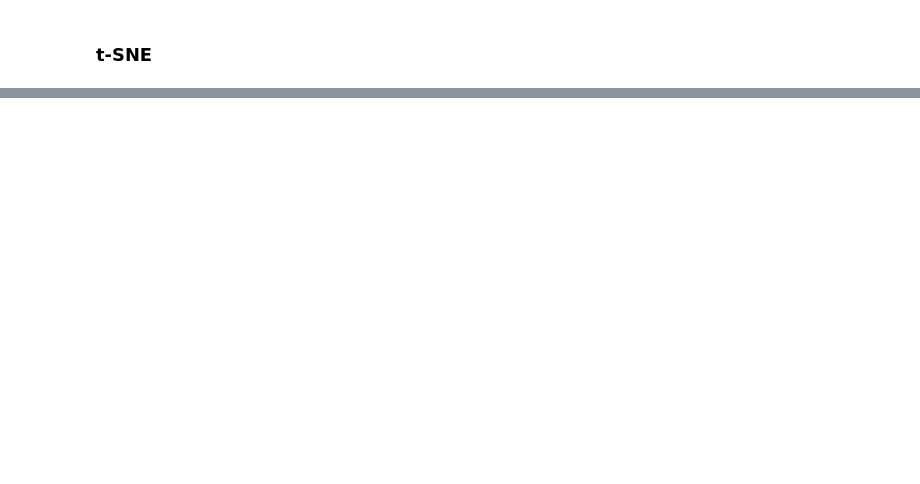
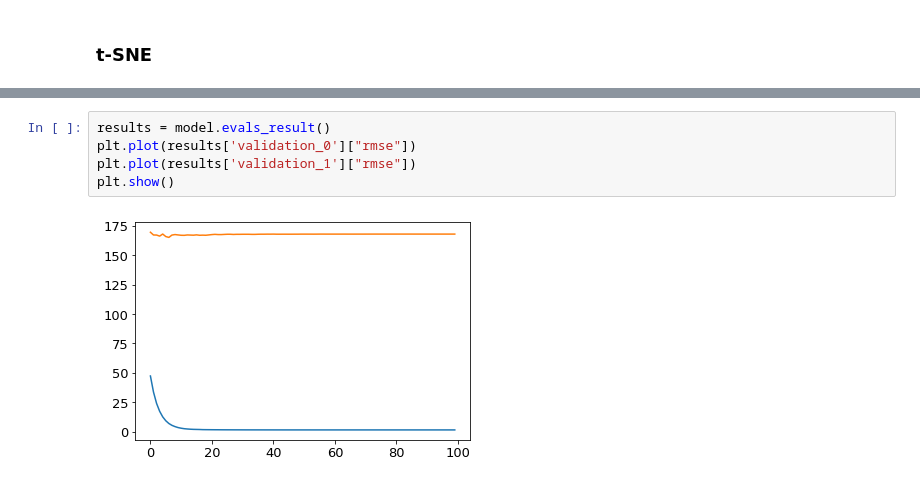
Before and after one commit to svejlgaard/finalproject, a Jupyter notebook: Visualization.ipynb, the cells around one changed output, grey strips where cells are left out. Drawn from its saved outputs; the diff is of its cells as text; blank space fills up the shorter version.

```diff
--- a/Visualization.ipynb
+++ b/Visualization.ipynb
@@ -63,0 +113,7 @@ plt.show()
+# %%
+results = model.evals_result()
+plt.plot(results['validation_0']["rmse"])
+plt.plot(results['validation_1']["rmse"])
+plt.show()
+# %% [output]
+[figure, added]
```
Also changed, not shown: parts of 16 cells of this notebook, 1 other file.
